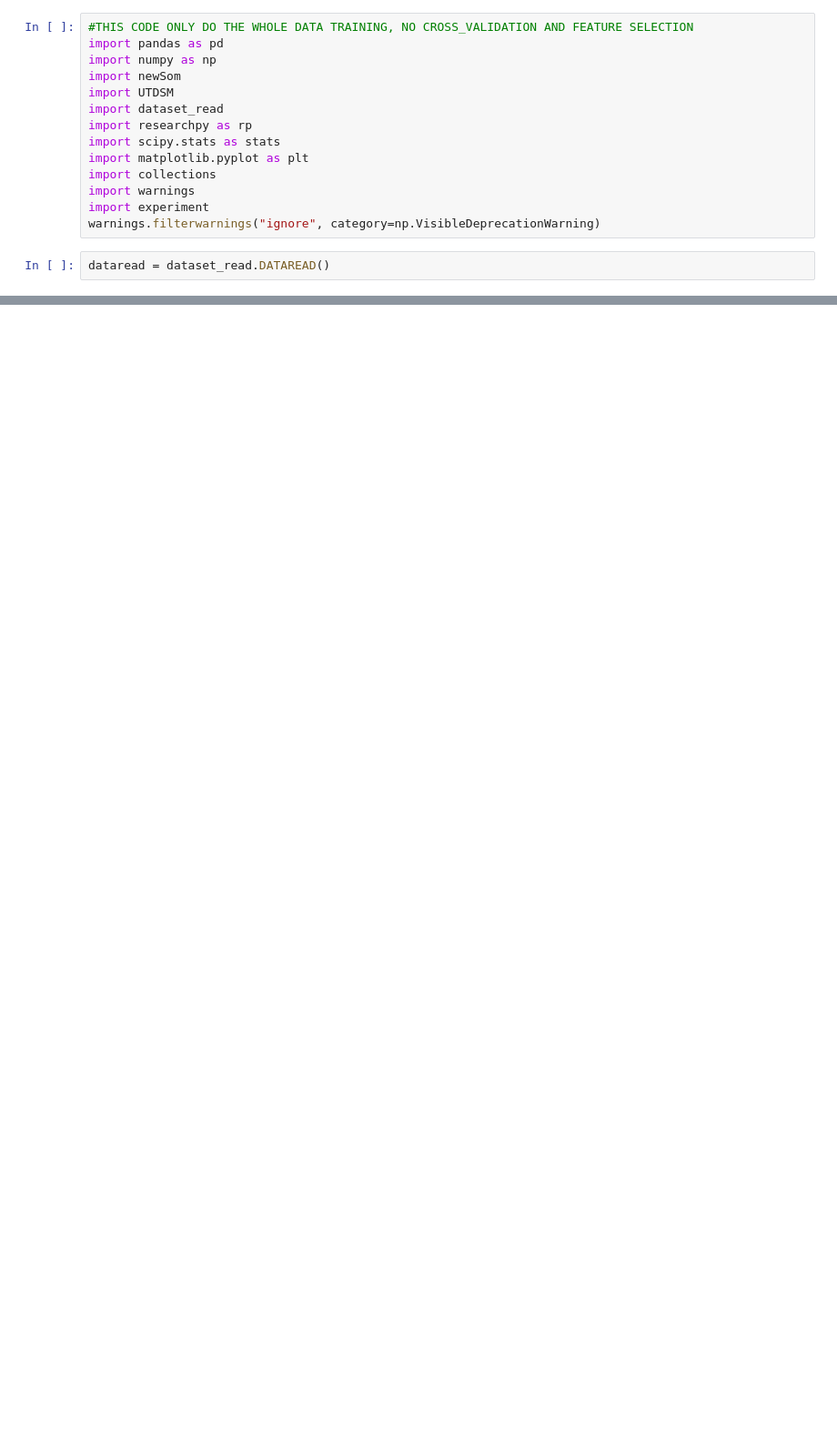
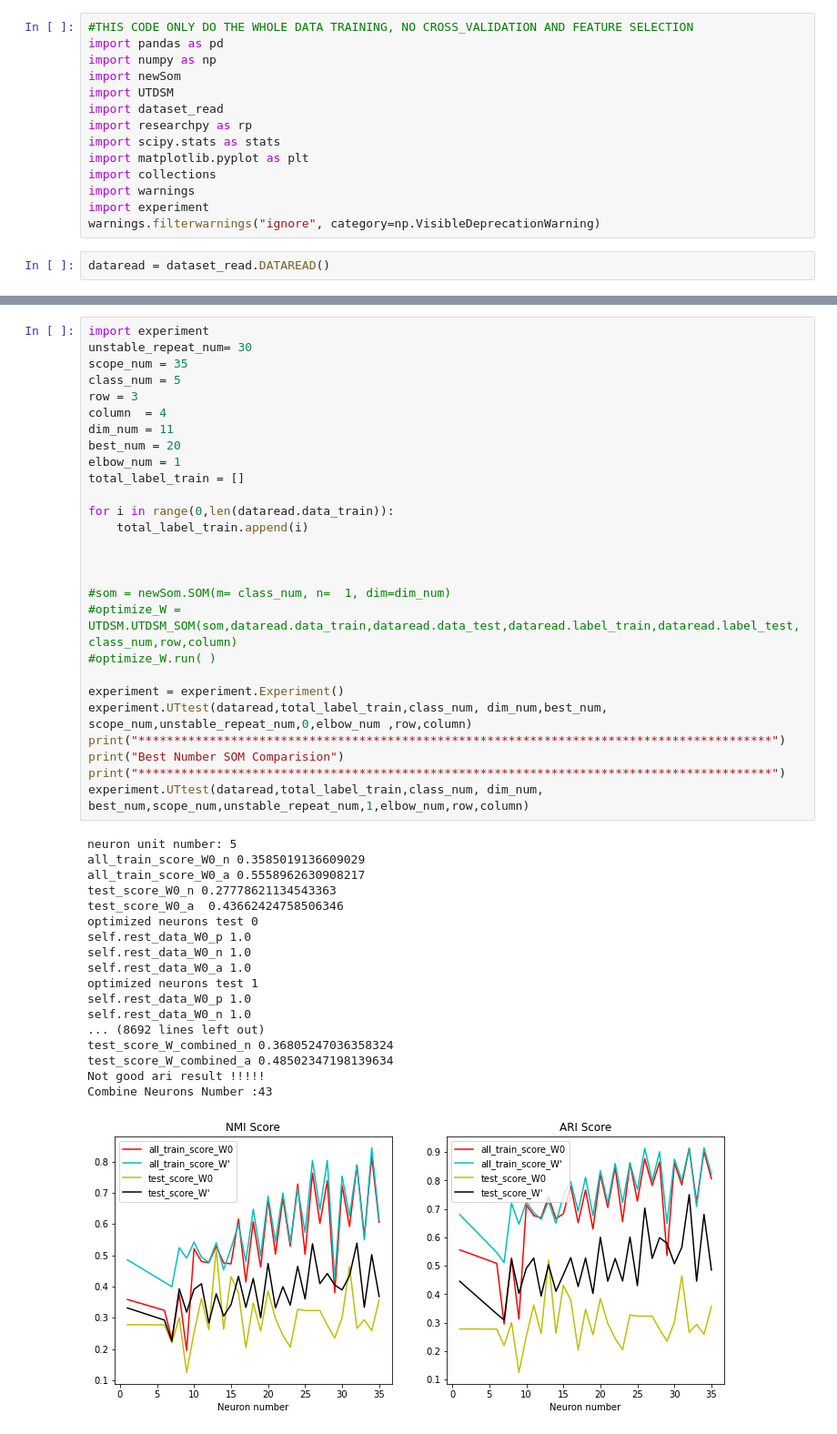
Before and after one commit to foolishfool/JupyterNotebook, a Jupyter notebook: SOM/UTDSM_HCV.ipynb, the cells around one changed output, grey strips where cells are left out. Shown at 91% size. Saved outputs shown, nothing was run; the diff lists cells and outputs as text; blank space fills up the shorter version.

```diff
--- a/SOM/UTDSM_HCV.ipynb
+++ b/SOM/UTDSM_HCV.ipynb
@@ -123,0 +27,46 @@ NMI T-Test
+# %%
+import experiment
+unstable_repeat_num= 30
+scope_num = 35
+class_num = 5
+row = 3
+column  = 4
+dim_num = 11
+best_num = 20
+elbow_num = 1
+total_label_train = []
+
+for i in range(0,len(dataread.data_train)):
+    total_label_train.append(i)
+
+
+
+#som = newSom.SOM(m= class_num, n=  1, dim=dim_num)
+#optimize_W = UTDSM.UTDSM_SOM(som,dataread.data_train,dataread.data_test,dataread.label_train,dataread.label_test,class_num,row,column)
+#optimize_W.run( )
+
+experiment = experiment.Experiment()
+experiment.UTtest(dataread,total_label_train,class_num, dim_num,best_num, scope_num,unstable_repeat_num,0,elbow_num ,row,column)
+print("*****************************************************************************************")
+print("Best Number SOM Comparision")
+print("*****************************************************************************************")
+experiment.UTtest(dataread,total_label_train,class_num, dim_num, best_num,scope_num,unstable_repeat_num,1,elbow_num,row,column)
+# %% [output]
+neuron unit number: 5
+all_train_score_W0_n 0.3585019136609029
+all_train_score_W0_a 0.5558962630908217
+test_score_W0_n 0.27778621134543363
+test_score_W0_a  0.43662424758506346
+optimized neurons test 0
+self.rest_data_W0_p 1.0
+self.rest_data_W0_n 1.0
+self.rest_data_W0_a 1.0
+optimized neurons test 1
+self.rest_data_W0_p 1.0
+self.rest_data_W0_n 1.0
+... (8692 lines left out)
+test_score_W_combined_n 0.36805247036358324
+test_score_W_combined_a 0.48502347198139634
+Not good ari result !!!!!
+Combine Neurons Number :43
+[figure, added]
```
Also changed, not shown: parts of 4 cells of this notebook, 5 other files.
